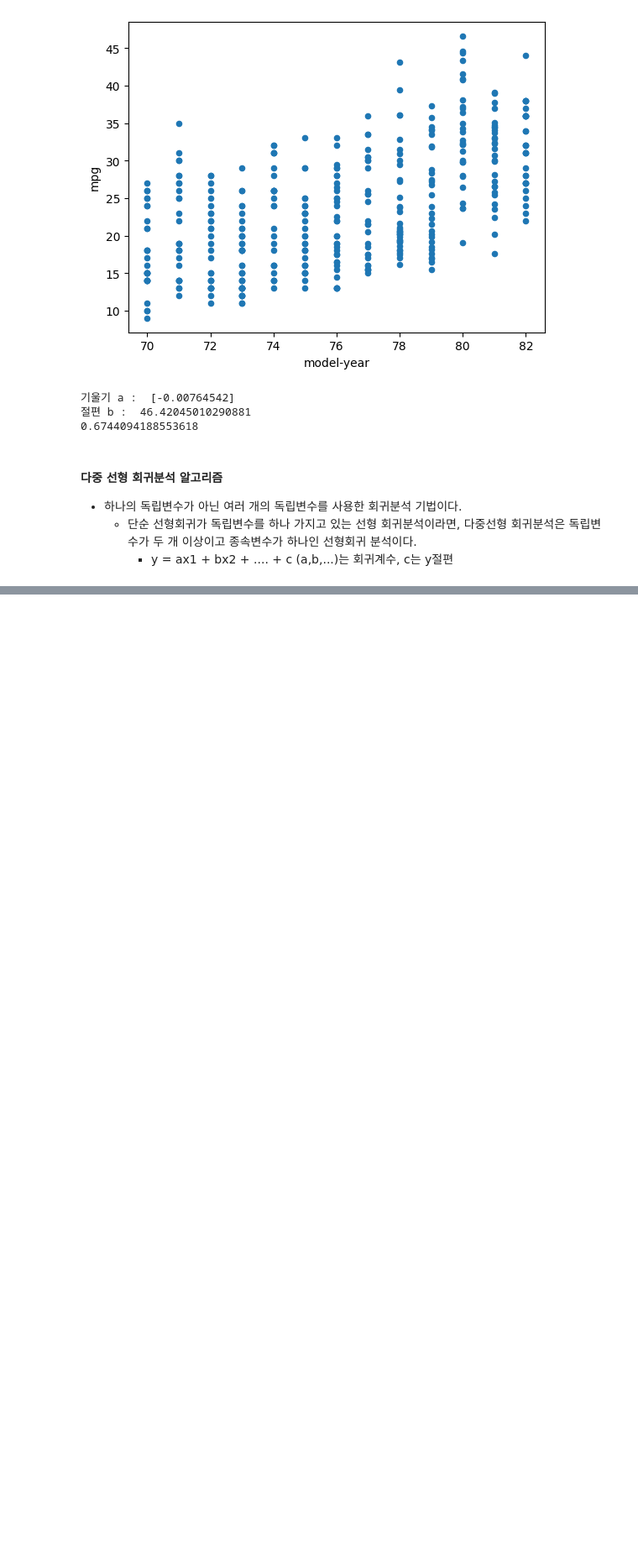
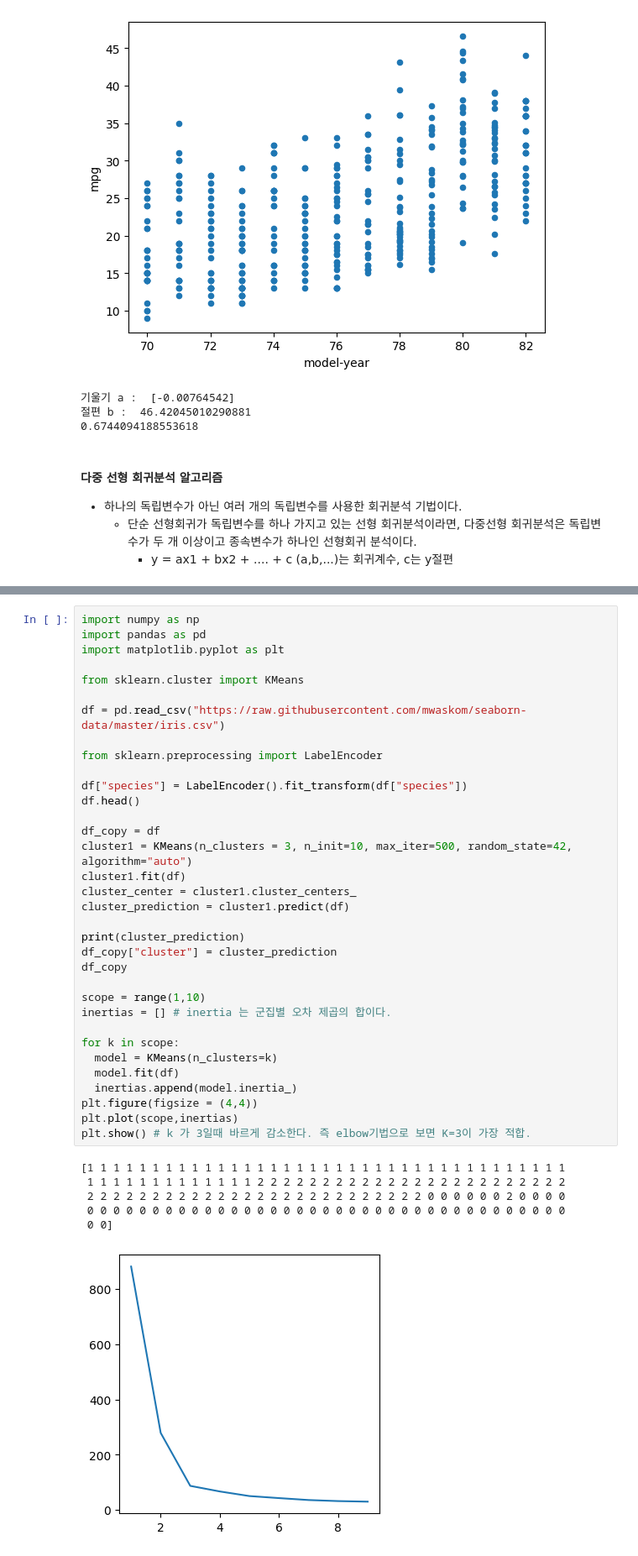
Before and after one commit to pgs2285/BigData_Analysis_License, a Jupyter notebook: 빅데이터_분석기사_실기_2유형_준비.ipynb, the cells around one changed output, grey strips where cells are left out. Shown at 84% size. Drawn from its saved outputs; the diff is of its cells as text; blank space fills up the shorter version.

```diff
--- a/빅데이터_분석기사_실기_2유형_준비.ipynb
+++ b/빅데이터_분석기사_실기_2유형_준비.ipynb
@@ -489,0 +571,41 @@ ValueError: ignored
+# %%
+import numpy as np
+import pandas as pd
+import matplotlib.pyplot as plt
+
+from sklearn.cluster import KMeans
+
+df = pd.read_csv("https://raw.githubusercontent.com/mwaskom/seaborn-data/master/iris.csv")
+
+from sklearn.preprocessing import LabelEncoder
+
+df["species"] = LabelEncoder().fit_transform(df["species"])
+df.head()
+
+df_copy = df
+cluster1 = KMeans(n_clusters = 3, n_init=10, max_iter=500, random_state=42, algorithm="auto")
+cluster1.fit(df)
+cluster_center = cluster1.cluster_centers_
+cluster_prediction = cluster1.predict(df)
+
+print(cluster_prediction)
+df_copy["cluster"] = cluster_prediction
+df_copy
+
+scope = range(1,10)
+inertias = [] # inertia 는 군집별 오차 제곱의 합이다.
+
+for k in scope:
+  model = KMeans(n_clusters=k)
+  model.fit(df)
+  inertias.append(model.inertia_)
+plt.figure(figsize = (4,4))
+plt.plot(scope,inertias)
+plt.show() # k 가 3일때 바르게 감소한다. 즉 elbow기법으로 보면 K=3이 가장 적합.
+# %% [output]
+[1 1 1 1 1 1 1 1 1 1 1 1 1 1 1 1 1 1 1 1 1 1 1 1 1 1 1 1 1 1 1 1 1 1 1 1 1
+ 1 1 1 1 1 1 1 1 1 1 1 1 1 2 2 2 2 2 2 2 2 2 2 2 2 2 2 2 2 2 2 2 2 2 2 2 2
+ 2 2 2 2 2 2 2 2 2 2 2 2 2 2 2 2 2 2 2 2 2 2 2 2 2 2 0 0 0 0 0 0 2 0 0 0 0
+ 0 0 0 0 0 0 0 0 0 0 0 0 0 0 0 0 0 0 0 0 0 0 0 0 0 0 0 0 0 0 0 0 0 0 0 0 0
+ 0 0]
+[figure, added]
```
Also changed, not shown: parts of 8 cells of this notebook.
